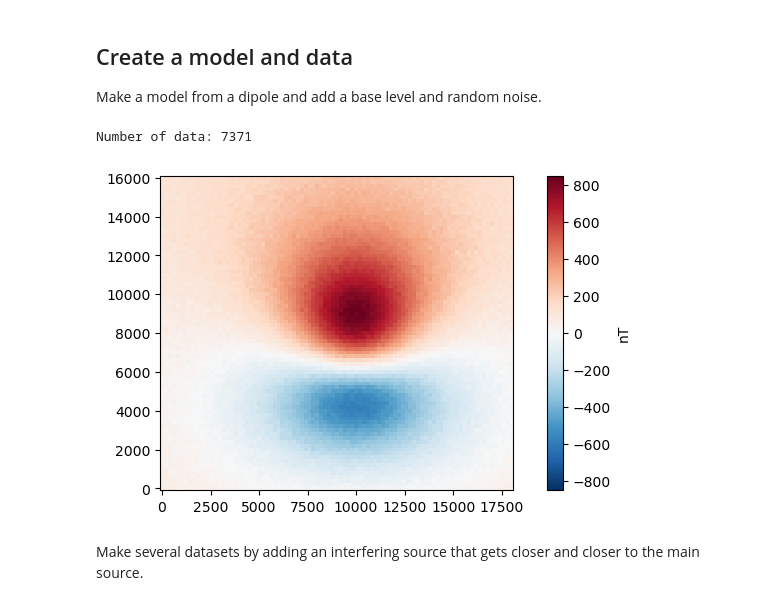
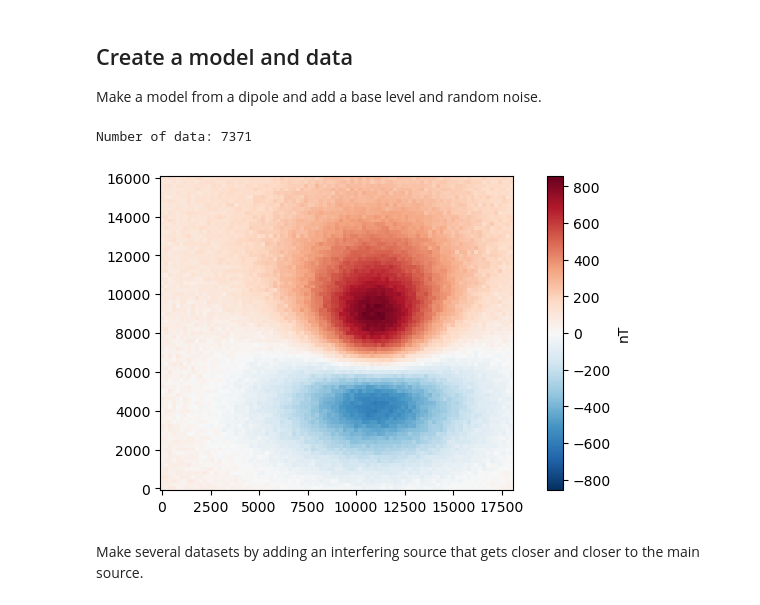
Before and after one commit to compgeolab/euler-inversion, a Jupyter notebook: code/synthetic-interfering-sources.ipynb, the cells around one changed output. Cells and saved outputs as stored; diff of their text form; code cells hidden in the pictures.

```diff
--- a/code/synthetic-interfering-sources.ipynb
+++ b/code/synthetic-interfering-sources.ipynb
@@ -24,37 +24,37 @@ height = 800
 spacing = 200
 coordinates = vd.grid_coordinates(region, spacing=spacing, extra_coords=height)
 intensity, inclination, declination = 1e12, -30, 0
-true_coordinates = (10e3, 6e3, -4e3)
+true_coordinates = (11e3, 6e3, -4e3)
 magnetic_field = hm.dipole_magnetic(
     coordinates,
     dipoles=true_coordinates,
     magnetic_moments=hm.magnetic_angles_to_vec(intensity, inclination, declination),
     field="b",
 )
 main_field = hm.magnetic_angles_to_vec(1, inclination, declination)
 magnetic_anomaly = sum(b * f for b, f in zip(magnetic_field, main_field))
 
 # Add noise and the base level
-noise_level = 10  # nT
+noise_level = 15  # nT
 magnetic_anomaly += np.random.default_rng(42).normal(
     0, noise_level, size=magnetic_anomaly.shape
 )
 base_level = 100  # nT
 magnetic_anomaly += base_level
 
 print(f"Number of data: {magnetic_anomaly.size}")
 
 fig, ax = plt.subplots(1, 1, figsize=(6, 3.5), layout="constrained")
 ax.set_aspect("equal")
 scale = vd.maxabs(magnetic_anomaly)
 tmp = ax.pcolormesh(
     *coordinates[:2], magnetic_anomaly, cmap="RdBu_r", vmin=-scale, vmax=scale
 )
 fig.colorbar(tmp, label="nT")
 plt.show()
 # %% [output]
 Number of data: 7371
-[figure, old version]
+[figure, new version]
 # %% [markdown]
 Make several datasets by adding an interfering source that gets closer and closer to the main source.
 # %%
```
Also changed, not shown: parts of 3 cells of this notebook, 2 other files.
